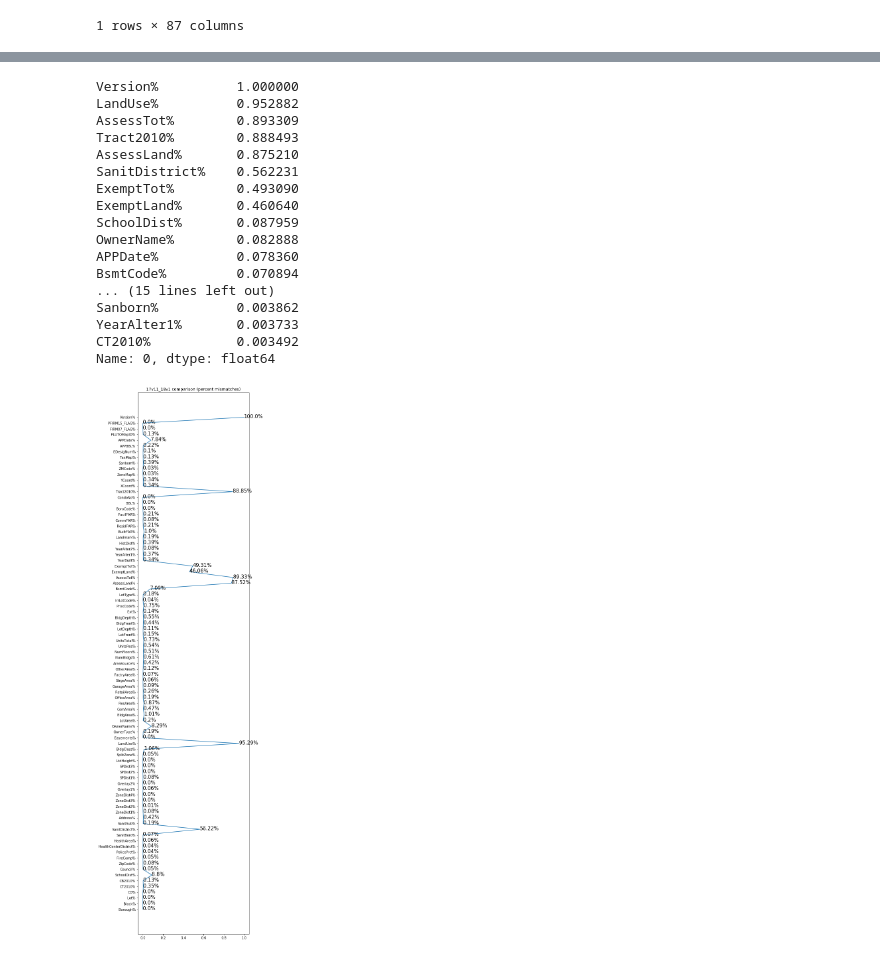
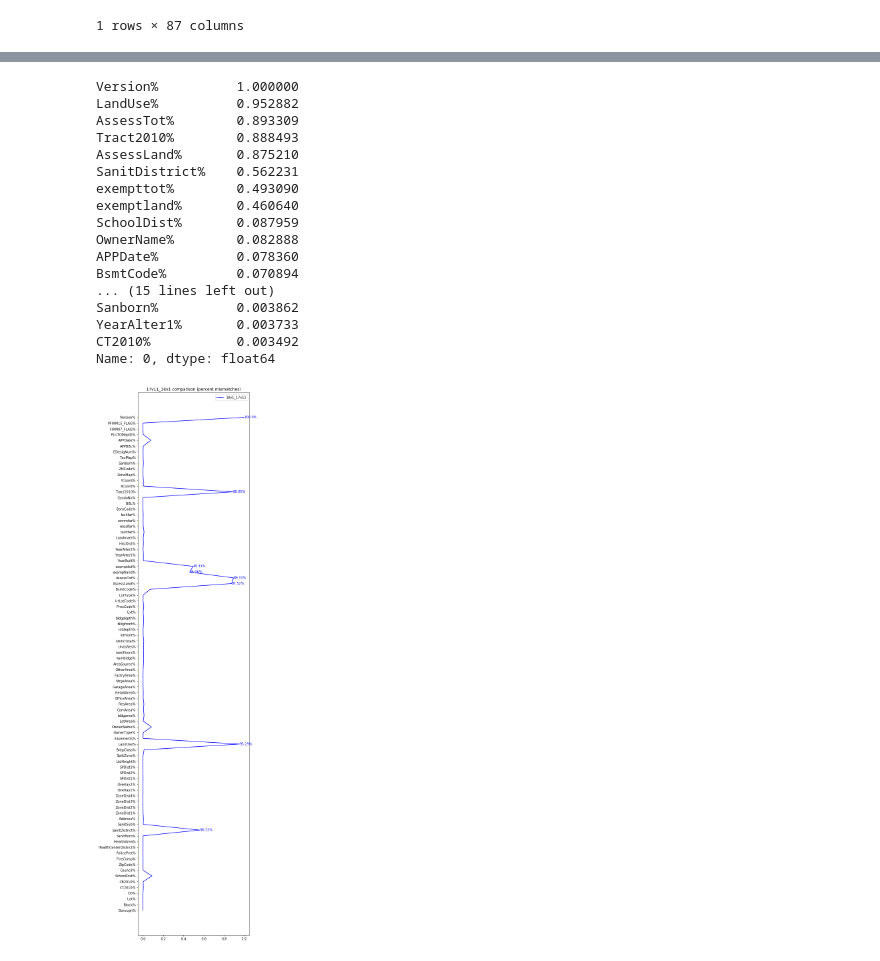
Before and after one commit to NYCPlanning/db-pluto-qaqc, a Jupyter notebook: pluto_17v11_18v1_comparison.ipynb, the cells around one changed output, grey strips where cells are left out. Cells and saved outputs as stored; diff of their text form; code cells hidden in the pictures.

```diff
--- a/pluto_17v11_18v1_comparison.ipynb
+++ b/pluto_17v11_18v1_comparison.ipynb
@@ -10,6 +12,14 @@ Note: both files contain records from all 5 boroughs
 # %%
 df17v11 = spark.read.csv('data/pluto_17v11.csv', header=True)
 df18v1 = spark.read.csv('data/pluto_18v1.csv', header=True)
+# %%
+double_columns = ['bldgarea', 'facilfar',
+                  'residfar', 'commfar', 'numbldgs', 'numfloors', 'bldgdepth',
+                  'bldgfront', 'lotdepth', 'lotfront',
+                  'exempttot', 'exemptland', 'builtfar']
+for A in double_columns:
+    df17v11 = df17v11.withColumn(A, round(col(A).cast(DoubleType()), 2))
+    df18v1 = df18v1.withColumn(A, round(col(A).cast(DoubleType()), 2))
 # %% [markdown]
 ## Change column names and joining dataframes
 * since we are doing column comparison, we need to the column names of one df to avoid confusion
@@ -70,8 +80,8 @@ AssessTot%        0.893309
 Tract2010%        0.888493
 AssessLand%       0.875210
 SanitDistrict%    0.562231
-ExemptTot%        0.493090
-ExemptLand%       0.460640
+exempttot%        0.493090
+exemptland%       0.460640
 SchoolDist%       0.087959
 OwnerName%        0.082888
 APPDate%          0.078360
@@ -83,12 +93,19 @@ CT2010%           0.003492
 Name: 0, dtype: float64
 # %%
 plt.figure(figsize=(6, 30))
-plt.plot(results_df.iloc[0, :], range(87))
+plt.plot(results_df.iloc[0, :], range(87), label = '18v1_17v11', color = 'blue')
 label = list(results_df.iloc[0, :])
+
 for i in range(len(label)):
-    plt.text(x = label[i] , y = i-0.15, s = '{}%'.format(round(label[i]*100, 2)), size = 15)
+    if label[i] >= 0.1:
+        plt.text(x = label[i] , y = i-0.15, s = '{}%'.format(np.round(label[i]*100, 2)), size = 10, color = 'blue')
+    else:
+        pass
+
 plt.yticks(range(87), results_df.columns, rotation='horizontal')
 plt.title('17v11_18v1 comparison (percent mismatches)')
+plt.legend()
+plt.savefig('17v11_18v1_comparison.png', bbox_inches='tight')
 plt.show()
 # %% [output]
-[figure, old version]
+[figure, new version]
```
Also changed, not shown: parts of 3 cells of this notebook, 2 other files.
